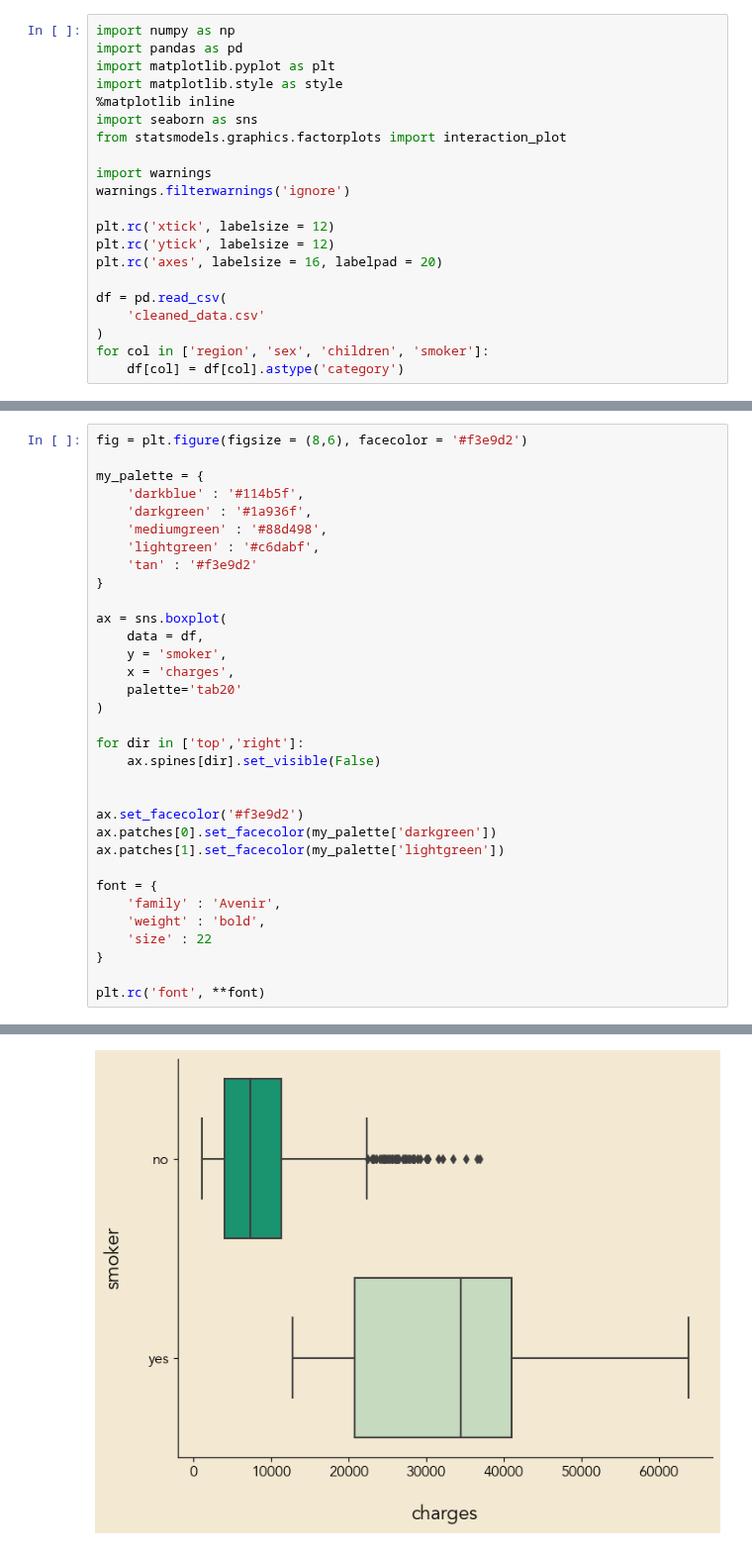
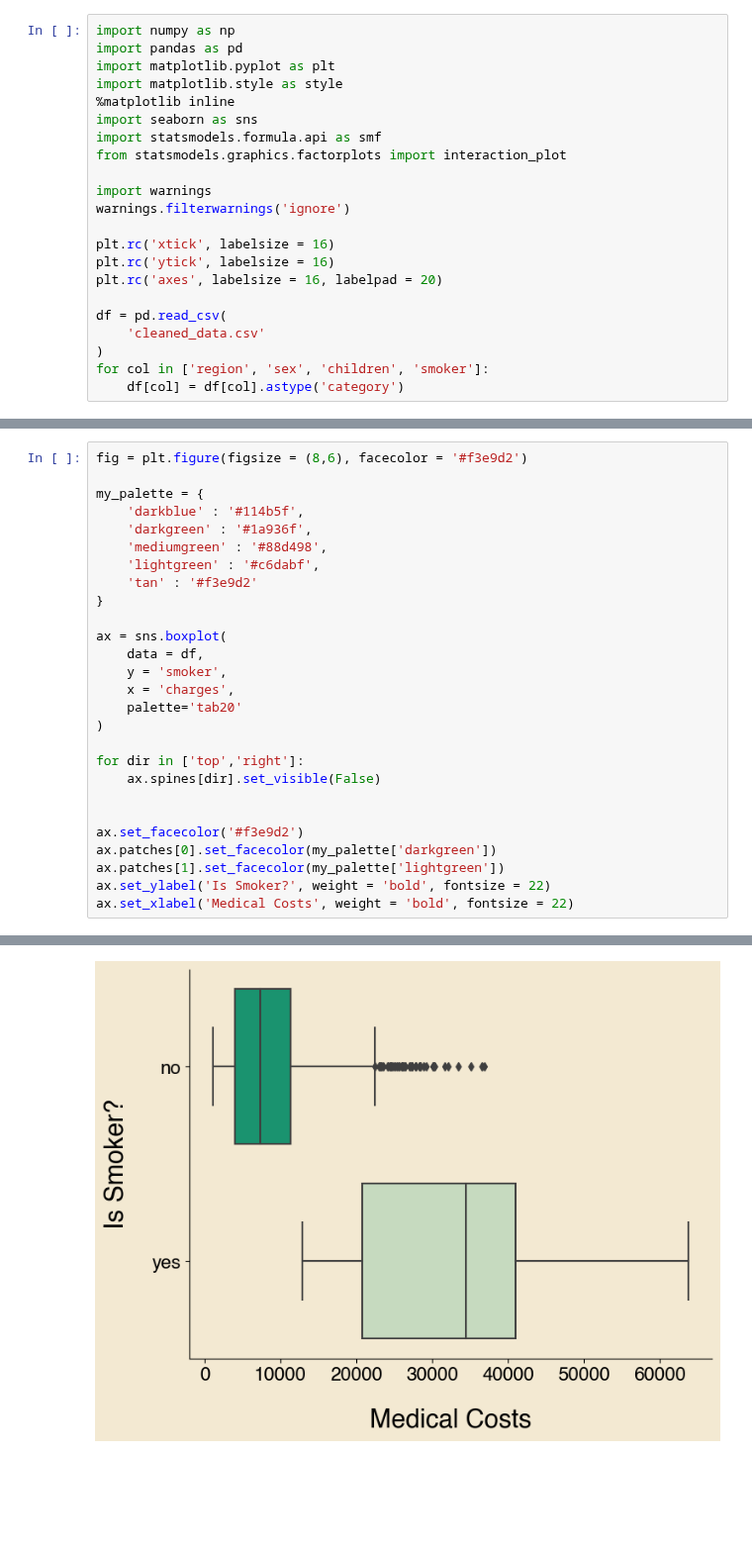
Before and after one commit to KyleThomson99/Portfolio, a Jupyter notebook: Healthcare_Cost_Analysis/Images_for_datafolio.ipynb, the cells around one changed output, grey strips where cells are left out. Shown at 99% size. Cells and saved outputs as stored; diff of their text form; blank space fills up the shorter version.

Commit message:
adding images for datafolio

```diff
--- a/Healthcare_Cost_Analysis/Images_for_datafolio.ipynb
+++ b/Healthcare_Cost_Analysis/Images_for_datafolio.ipynb
@@ -5,13 +5,14 @@ import matplotlib.pyplot as plt
 import matplotlib.style as style
 %matplotlib inline
 import seaborn as sns
+import statsmodels.formula.api as smf
 from statsmodels.graphics.factorplots import interaction_plot
 
 import warnings
 warnings.filterwarnings('ignore')
 
-plt.rc('xtick', labelsize = 12)
-plt.rc('ytick', labelsize = 12)
+plt.rc('xtick', labelsize = 16)
+plt.rc('ytick', labelsize = 16)
 plt.rc('axes', labelsize = 16, labelpad = 20)
 
 df = pd.read_csv(
@@ -53,12 +54,6 @@ for dir in ['top','right']:
 ax.set_facecolor('#f3e9d2')
 ax.patches[0].set_facecolor(my_palette['darkgreen'])
 ax.patches[1].set_facecolor(my_palette['lightgreen'])
-
-font = {
-    'family' : 'Avenir',
-    'weight' : 'bold',
-    'size' : 22
-}
-
-plt.rc('font', **font)
+ax.set_ylabel('Is Smoker?', weight = 'bold', fontsize = 22)
+ax.set_xlabel('Medical Costs', weight = 'bold', fontsize = 22)
 # %% [output]
@@ -65 +61 @@ plt.rc('font', **font)
-[figure, old version]
+[figure, new version]
```
Also changed, not shown: parts of 5 cells of this notebook, 2 other files.
